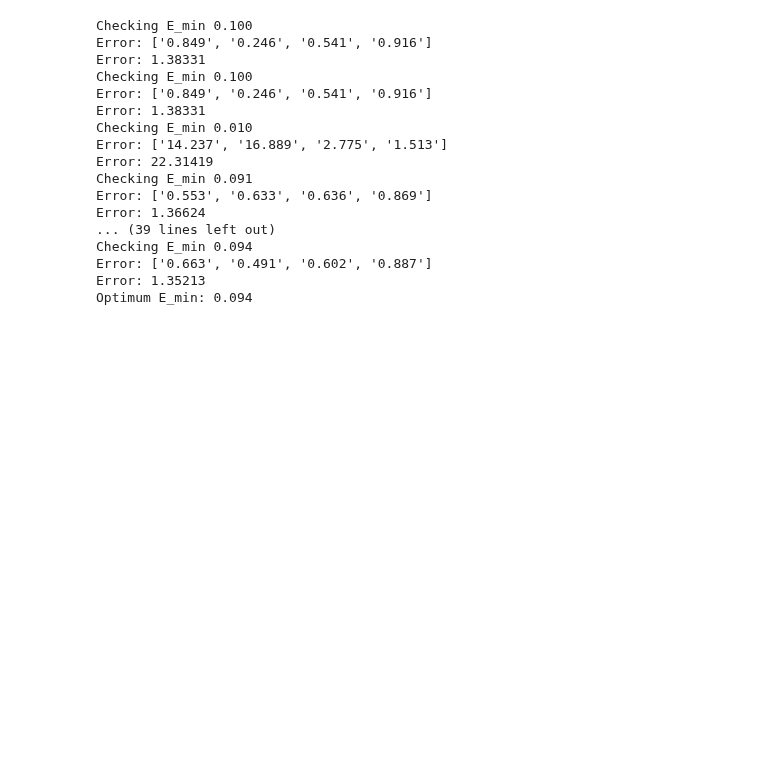
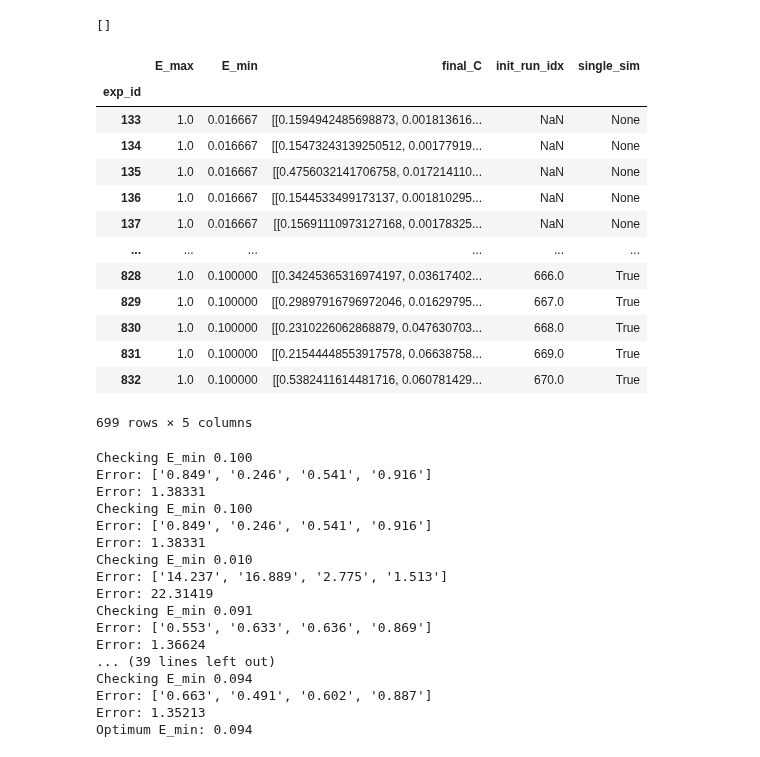
Before and after one commit to TransformativeRoboticsLab/FDE-Metamaterials, a Jupyter notebook: analysis/analyze_experiments.ipynb, the cells around one changed output. Drawn from its saved outputs; the diff is of its cells as text; code cells hidden in the pictures; blank space fills up the shorter version.

```diff
--- a/analysis/analyze_experiments.ipynb
+++ b/analysis/analyze_experiments.ipynb
@@ -54,0 +47,24 @@ e.to_dict()
+# %%
+query = {
+    "$and":
+        [
+            {'experiment.name': 'extremal'},
+            {'status': 'COMPLETED'},
+            # {'config.single_sim': True},
+            {'omniboard.tags': {'$nin': ['Bad']}}
+]}
+
+exps = loader.find(query)
+df = exps.project(on=['config.nu', 'metrics'])
+# df['nu'].unique()
+df
+# exps2 = loader.find({'experiment.name': 'extremal'})
+# exps1[0].id == exps2[0].id
+
+# exps = loader.find({'experiment.name': 'extremal'})
+# exps = list(filter(lambda e: e.status == 'COMPLETED', exps))
+# exps = list(filter(lambda e: getattr(e.config, 'single_sim', False), exps))
+# e = loader.find_by_id(666)
+# e = exps[0]
+# e.to_dict()
+# getattr()
@@ -55,3 +86,25 @@ e.to_dict()
+# %%
+getattr(e.omniboard, 'tags', []) if hasattr(e, 'omniboard') else []
+# %% [output]
+[]
+# %%
+df_props = ['config.E_max', 'config.E_min', 'info.final_C', 'config.init_run_idx', 'config.single_sim']
+exps.project(on=df_props, on_missing='ignore')
+# %% [output]
+|  | E_max | E_min | final_C | init_run_idx | single_sim |
+| exp_id |  |  |  |  |  |
+| 133 | 1.0 | 0.016667 | [[0.1594942485698873, 0.001813616... | NaN | None |
+| 134 | 1.0 | 0.016667 | [[0.15473243139250512, 0.00177919... | NaN | None |
+| 135 | 1.0 | 0.016667 | [[0.4756032141706758, 0.017214110... | NaN | None |
+| 136 | 1.0 | 0.016667 | [[0.1544533499173137, 0.001810295... | NaN | None |
+| 137 | 1.0 | 0.016667 | [[0.15691110973127168, 0.00178325... | NaN | None |
+| ... | ... | ... | ... | ... | ... |
+| 828 | 1.0 | 0.100000 | [[0.34245365316974197, 0.03617402... | 666.0 | True |
+| 829 | 1.0 | 0.100000 | [[0.29897916796972046, 0.01629795... | 667.0 | True |
+| 830 | 1.0 | 0.100000 | [[0.2310226062868879, 0.047630703... | 668.0 | True |
+| 831 | 1.0 | 0.100000 | [[0.21544448553917578, 0.06638758... | 669.0 | True |
+| 832 | 1.0 | 0.100000 | [[0.5382411614481716, 0.060781429... | 670.0 | True |
+699 rows × 5 columns
 # %%
 # extract relevant experiments and convert to simulation objects
 idxs = (510, 529, 539, 553, 673) # took out 509
```
Also changed, not shown: parts of 4 cells of this notebook.
